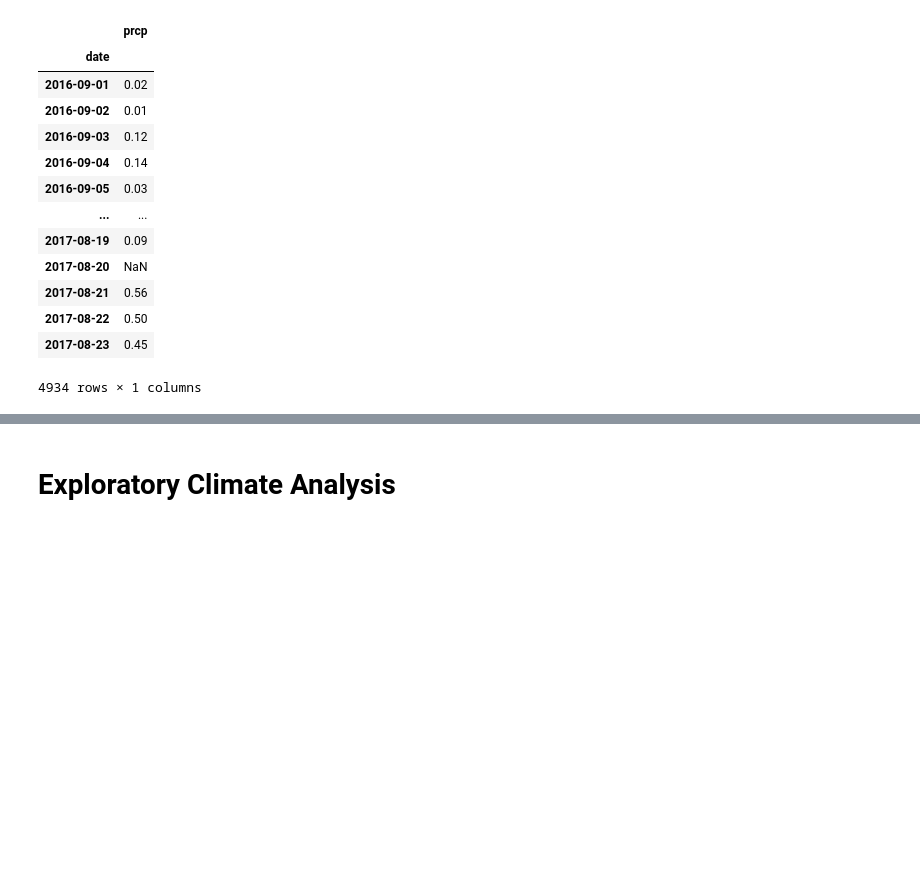
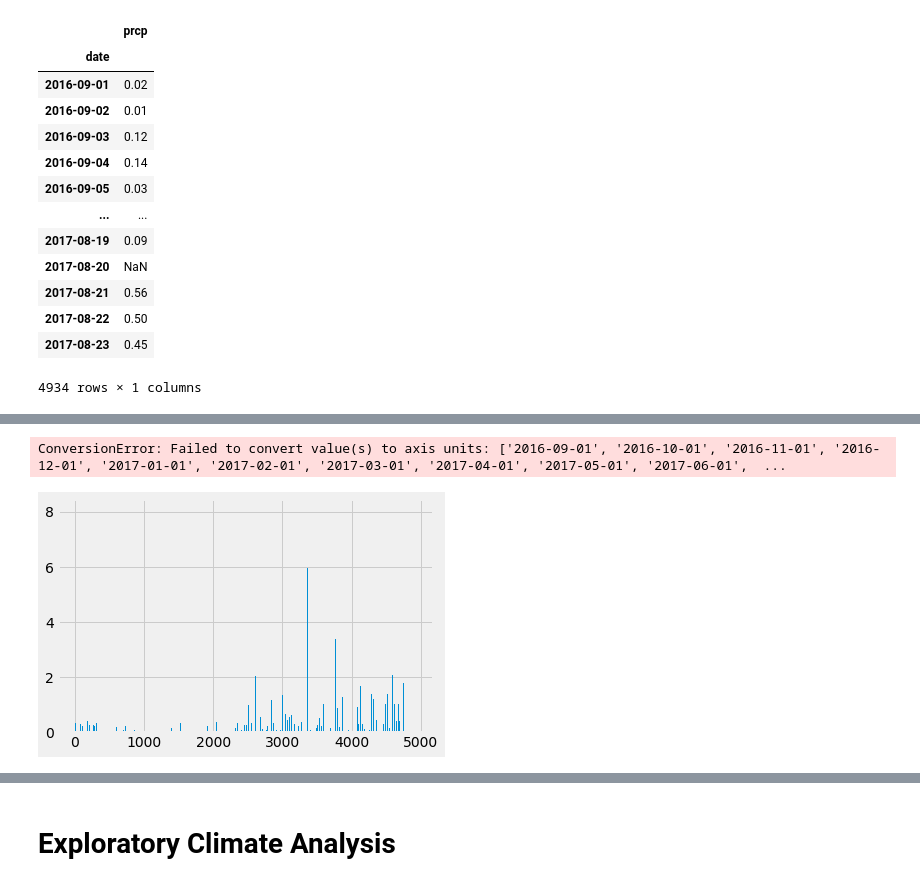
Before and after one commit to anPerger/SQL_alchemy_hw, a Jupyter notebook: climate_starter.ipynb, the cells around one changed output, grey strips where cells are left out. Saved outputs shown, nothing was run; the diff lists cells and outputs as text; code cells hidden in the pictures; blank space fills up the shorter version.

```diff
--- a/climate_starter.ipynb
+++ b/climate_starter.ipynb
@@ -390,0 +389,8 @@ year_prcp.plot(kind='bar')
+# %%
+year_prcp = last_year_prcp['prcp']
+xticks = ['2016-09-01', '2016-10-01', '2016-11-01', '2016-12-01', '2017-01-01', '2017-02-01',
+          '2017-03-01', '2017-04-01', '2017-05-01', '2017-06-01', '2017-07-01', '2017-08-01' ]
+year_prcp.plot(kind='bar', xticks=xticks)
+# %% [output]
+ConversionError: Failed to convert value(s) to axis units: ['2016-09-01', '2016-10-01', '2016-11-01', '2016-12-01', '2017-01-01', '2017-02-01', '2017-03-01', '2017-04-01', '2017-05-01', '2017-06-01',  ...
+[figure, added]
```
Also changed, not shown: parts of 6 cells of this notebook, 1 other file.
